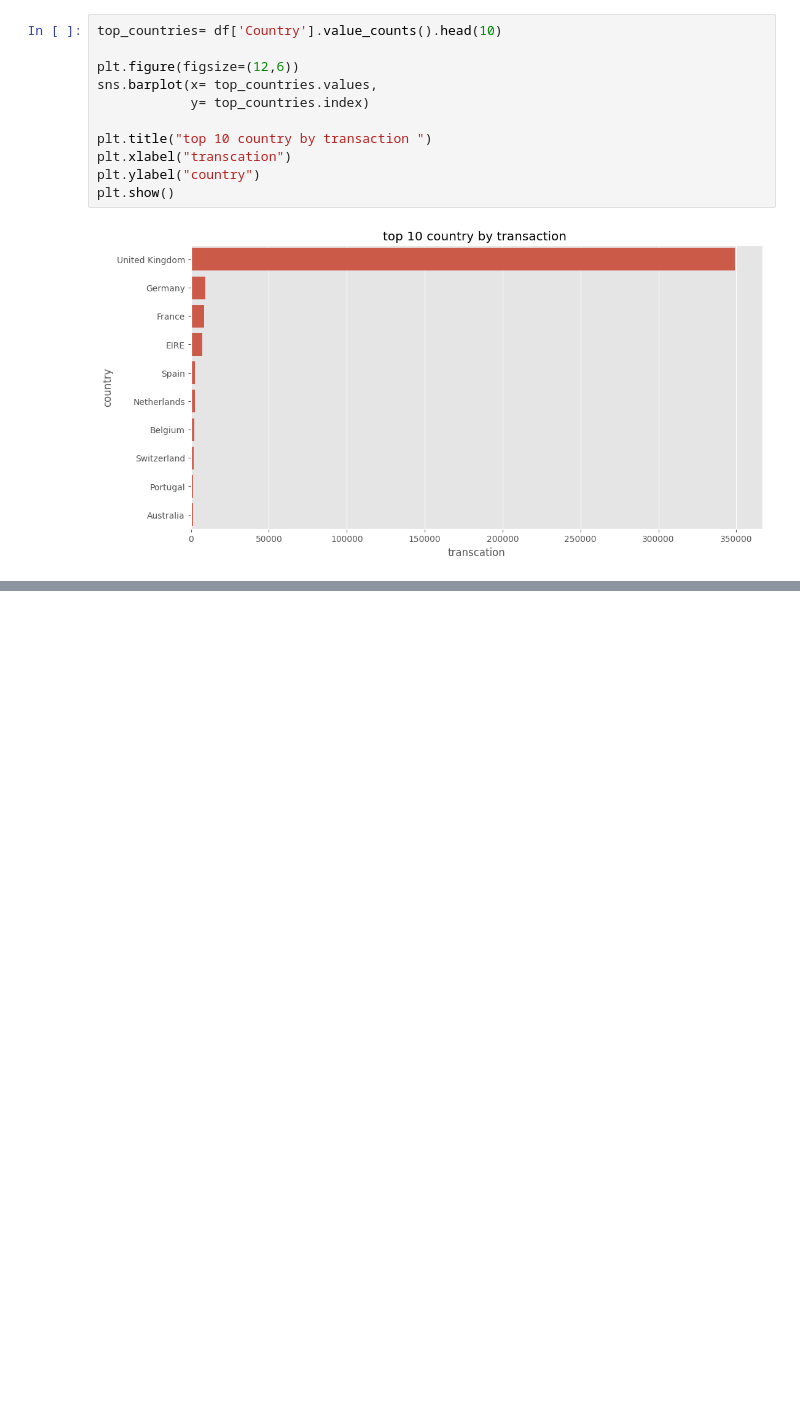
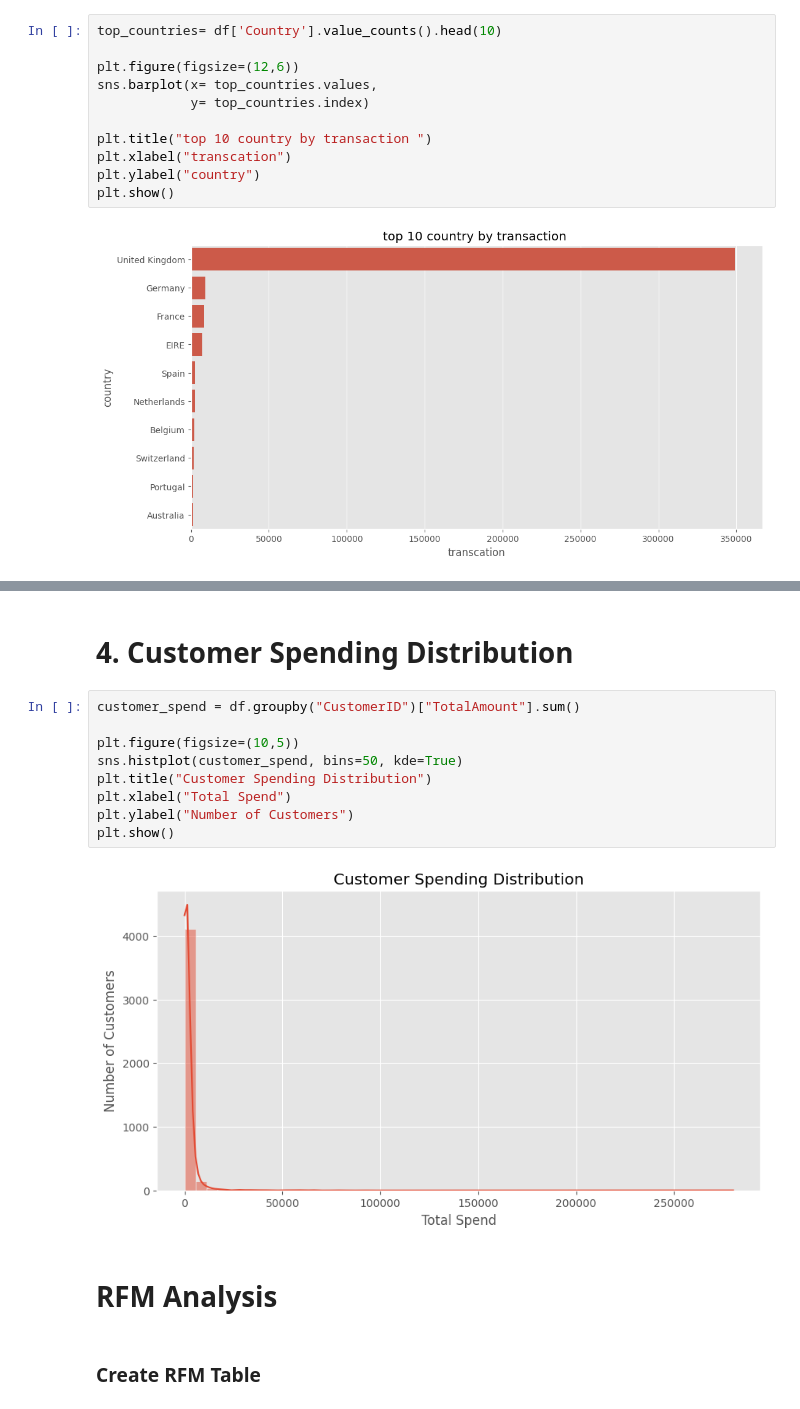
Before and after one commit to updesh1/Shopper-Spectrum-Customer-Segmentation-and-Product-Recommendations-in-E-Commerce, a Jupyter notebook: notebook/Shopper_Spectrum.ipynb, the cells around one changed output, grey strips where cells are left out. Cells and saved outputs as stored; diff of their text form; blank space fills up the shorter version.

```diff
--- a/notebook/Shopper_Spectrum.ipynb
+++ b/notebook/Shopper_Spectrum.ipynb
@@ -216,0 +257,17 @@ plt.show()
+# %% [markdown]
+# 4. Customer Spending Distribution
+# %%
+customer_spend = df.groupby("CustomerID")["TotalAmount"].sum()
+
+plt.figure(figsize=(10,5))
+sns.histplot(customer_spend, bins=50, kde=True)
+plt.title("Customer Spending Distribution")
+plt.xlabel("Total Spend")
+plt.ylabel("Number of Customers")
+plt.show()
+# %% [output]
+[figure, added]
+# %% [markdown]
+# RFM Analysis
+# %% [markdown]
+### Create RFM Table
```
Also changed, not shown: parts of 36 cells of this notebook, 6 other files.
